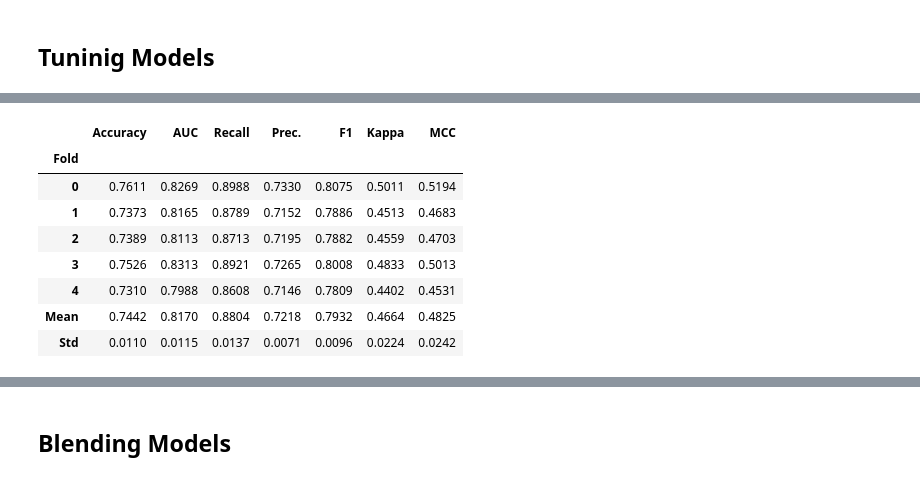
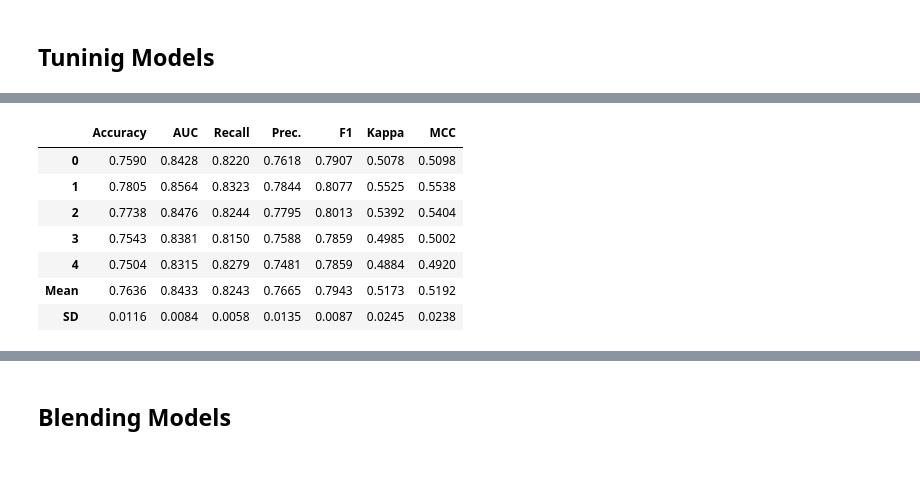
Before and after one commit to Bae-hong-seob/Dacon-SWuniversity-competition, a Jupyter notebook: Dolphin/test_pycaret2.ipynb, the cells around one changed output, grey strips where cells are left out. Saved outputs shown, nothing was run; the diff lists cells and outputs as text; code cells hidden in the pictures.

```diff
--- a/Dolphin/test_pycaret.ipynb
+++ b/Dolphin/test_pycaret2.ipynb
@@ -352,7 +423,7 @@ CELL RUN TIME :  4.132875919342041
 # %%
 cell_start_time = time()
-model_xgb = create_model('xgboost', fold = 5)
-total_models.append(model_xgb)
+model_cat = create_model('catboost', fold = 5)
+total_models.append(model_cat)
 cell_end_time = time()
 print("CELL RUN TIME : ",cell_end_time - cell_start_time)
 # %% [output]
@@ -429,15 +495,14 @@ model_rf = tune_model(model_rf, fold=5, optimize = 'AUC', choose_better = True)
 # %%
-model_xgb = tune_model(model_xgb, fold=5, optimize = 'AUC', choose_better = True)
+model_cat = tune_model(model_cat, fold=5, optimize = 'AUC', choose_better = True)
 # %% [output]
 |  | Accuracy | AUC | Recall | Prec. | F1 | Kappa | MCC |
-| Fold |  |  |  |  |  |  |  |
-| 0 | 0.7611 | 0.8269 | 0.8988 | 0.7330 | 0.8075 | 0.5011 | 0.5194 |
-| 1 | 0.7373 | 0.8165 | 0.8789 | 0.7152 | 0.7886 | 0.4513 | 0.4683 |
-| 2 | 0.7389 | 0.8113 | 0.8713 | 0.7195 | 0.7882 | 0.4559 | 0.4703 |
-| 3 | 0.7526 | 0.8313 | 0.8921 | 0.7265 | 0.8008 | 0.4833 | 0.5013 |
-| 4 | 0.7310 | 0.7988 | 0.8608 | 0.7146 | 0.7809 | 0.4402 | 0.4531 |
-| Mean | 0.7442 | 0.8170 | 0.8804 | 0.7218 | 0.7932 | 0.4664 | 0.4825 |
-| Std | 0.0110 | 0.0115 | 0.0137 | 0.0071 | 0.0096 | 0.0224 | 0.0242 |
+| 0 | 0.7590 | 0.8428 | 0.8220 | 0.7618 | 0.7907 | 0.5078 | 0.5098 |
+| 1 | 0.7805 | 0.8564 | 0.8323 | 0.7844 | 0.8077 | 0.5525 | 0.5538 |
+| 2 | 0.7738 | 0.8476 | 0.8244 | 0.7795 | 0.8013 | 0.5392 | 0.5404 |
+| 3 | 0.7543 | 0.8381 | 0.8150 | 0.7588 | 0.7859 | 0.4985 | 0.5002 |
+| 4 | 0.7504 | 0.8315 | 0.8279 | 0.7481 | 0.7859 | 0.4884 | 0.4920 |
+| Mean | 0.7636 | 0.8433 | 0.8243 | 0.7665 | 0.7943 | 0.5173 | 0.5192 |
+| SD | 0.0116 | 0.0084 | 0.0058 | 0.0135 | 0.0087 | 0.0245 | 0.0238 |
 # %%
 model_lgbm = tune_model(model_lgbm, fold=5, optimize = 'AUC', choose_better = True)
 # %% [output]
```
Also changed, not shown: parts of 28 cells of this notebook, 3 other files.
